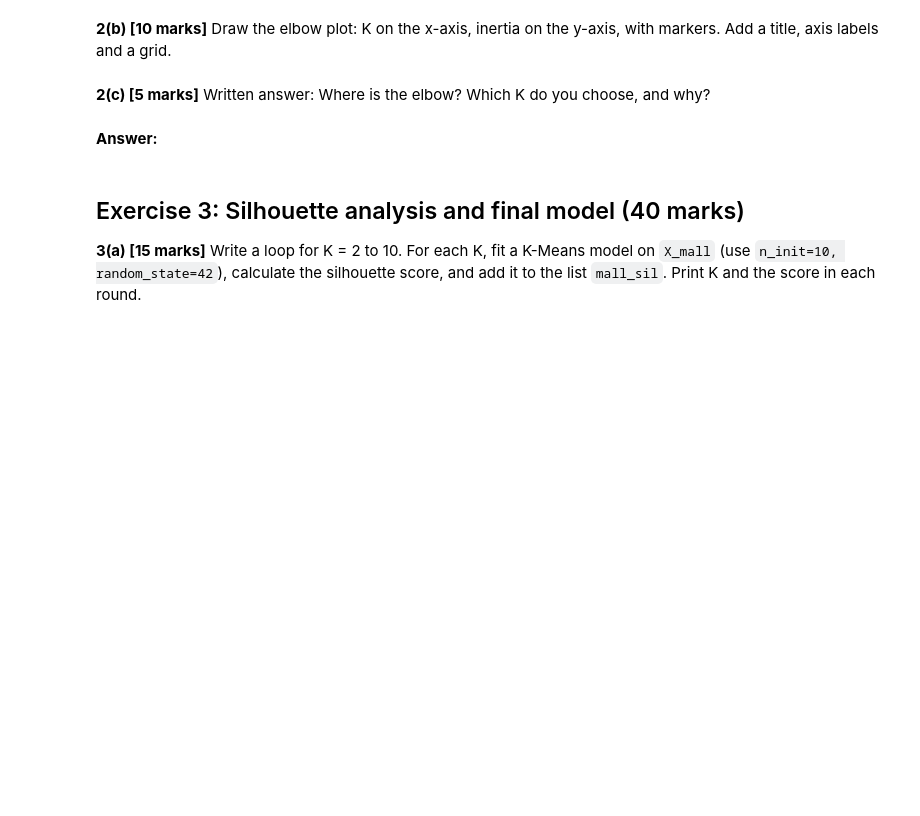
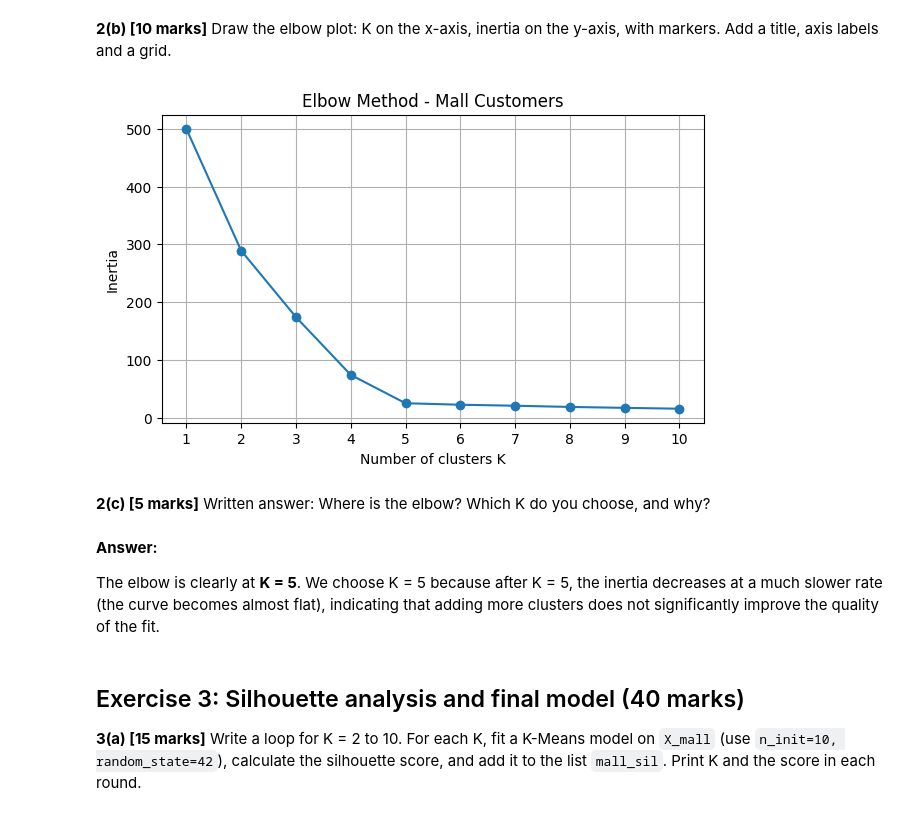
Before and after one commit to sherzodbekmirkomilov12-blip/week-11, a Jupyter notebook: Lab_KMeans_Elbow_Silhouette.ipynb, the cells around one changed output. Cells and saved outputs as stored; diff of their text form; code cells hidden in the pictures; blank space fills up the shorter version.

```diff
--- a/Lab_KMeans_Elbow_Silhouette.ipynb
+++ b/Lab_KMeans_Elbow_Silhouette.ipynb
@@ -587,8 +704,7 @@ k_list = range(1, 11)
 mall_inertias = []
 
 for k in k_list:
-    # YOUR CODE HERE: create the model, fit it, and append the inertia
-    km = ___
-    ___
-    mall_inertias.append(___)
+    km = KMeans(n_clusters=k, n_init=10, random_state=42)
+    km.fit(X_mall)
+    mall_inertias.append(km.inertia_)
     print("K =", k, "  inertia =", round(km.inertia_, 1))
@@ -602,7 +724,20 @@ plt.show()
+# %%
+plt.figure(figsize=(7, 4))
+plt.plot(k_list, mall_inertias, marker="o")
+plt.title("Elbow Method - Mall Customers")
+plt.xlabel("Number of clusters K")
+plt.ylabel("Inertia")
+plt.xticks(k_list)
+plt.grid(True)
+plt.show()
+# %% [output]
+[figure, added]
 # %% [markdown]
 **2(c) [5 marks]** Written answer: Where is the elbow? Which K do you choose, and why?
-# %% [markdown]
-**Answer:**
+# %% [markdown]
+**Answer:**
+
+The elbow is clearly at **K = 5**. We choose K = 5 because after K = 5, the inertia decreases at a much slower rate (the curve becomes almost flat), indicating that adding more clusters does not significantly improve the quality of the fit.
 # %% [markdown]
 ## Exercise 3: Silhouette analysis and final model (40 marks)
 
```
Also changed, not shown: parts of 36 cells of this notebook.
